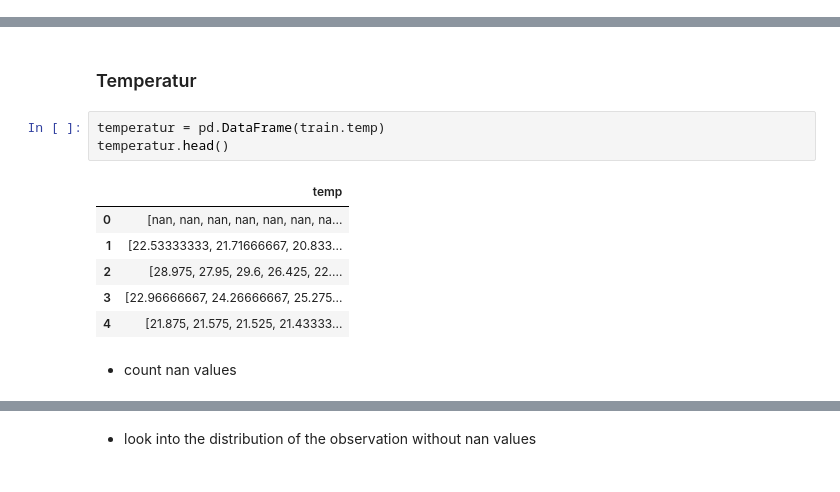
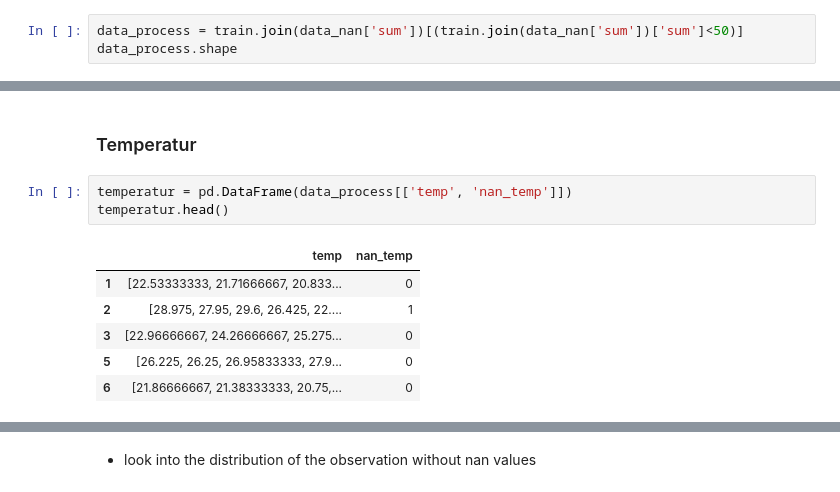
Before and after one commit to sm4rtm4art/airquality, a Jupyter notebook: alternative_EDA.ipynb, the cells around one changed output, grey strips where cells are left out. Drawn from its saved outputs; the diff is of its cells as text.

```diff
--- a/alternative_EDA.ipynb
+++ b/alternative_EDA.ipynb
@@ -141,0 +135,3 @@ data_nan[(data_nan['sum']<=1)]
+# %%
+data_process = train.join(data_nan['sum'])[(train.join(data_nan['sum'])['sum']<50)]
+data_process.shape
@@ -238,14 +230,12 @@ precipitation.head()
 # %% [markdown]
 ### Temperatur
 # %%
-temperatur = pd.DataFrame(train.temp)
+temperatur = pd.DataFrame(data_process[['temp', 'nan_temp']])
 temperatur.head()
 # %% [output]
-|  | temp |
-| 0 | [nan, nan, nan, nan, nan, nan, na... |
-| 1 | [22.53333333, 21.71666667, 20.833... |
-| 2 | [28.975, 27.95, 29.6, 26.425, 22.... |
-| 3 | [22.96666667, 24.26666667, 25.275... |
-| 4 | [21.875, 21.575, 21.525, 21.43333... |
+|  | temp | nan_temp |
+| 1 | [22.53333333, 21.71666667, 20.833... | 0 |
+| 2 | [28.975, 27.95, 29.6, 26.425, 22.... | 1 |
+| 3 | [22.96666667, 24.26666667, 25.275... | 0 |
+| 5 | [26.225, 26.25, 26.95833333, 27.9... | 0 |
+| 6 | [21.86666667, 21.38333333, 20.75,... | 0 |
-# %% [markdown]
-- count nan values
```
Also changed, not shown: parts of 34 cells of this notebook.
